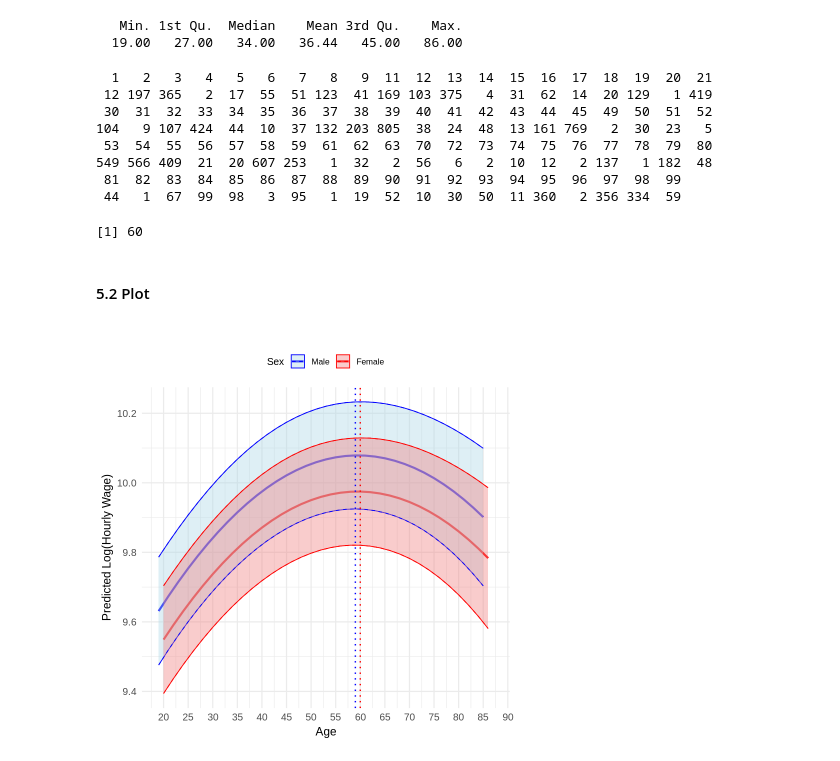
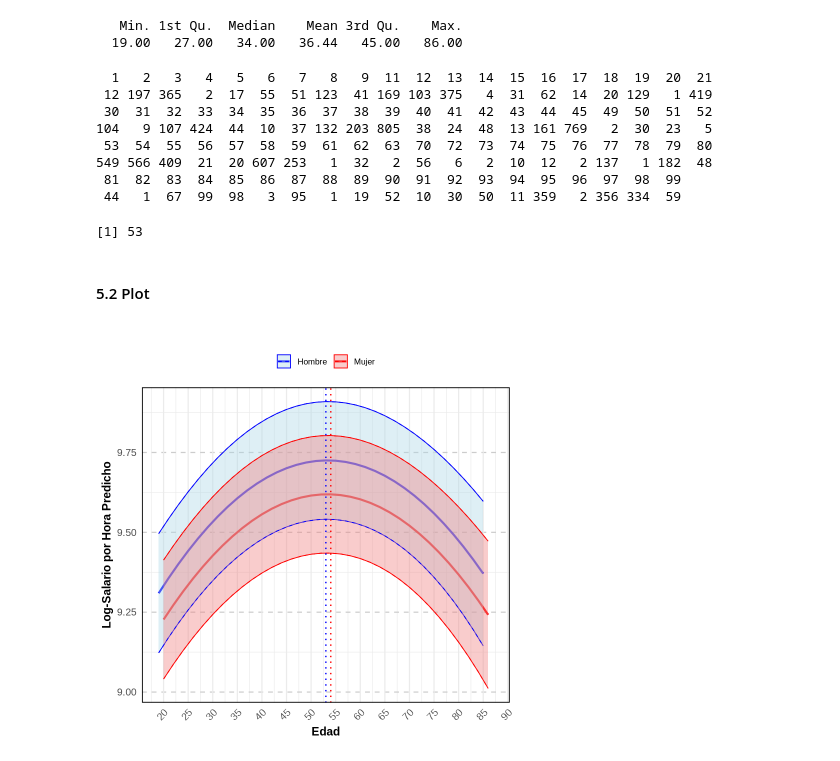
Before and after one commit to EAriasDeAbreu/BigDataML-Group2024, a Jupyter notebook: Problem_Set_1/scripts/Lucia/Pset_1_LM.ipynb, the cells around one changed output. Drawn from its saved outputs; the diff is of its cells as text; code cells hidden in the pictures.

```diff
--- a/Problem_Set_1/scripts/Lucia/Pset_1_LM.ipynb
+++ b/Problem_Set_1/scripts/Lucia/Pset_1_LM.ipynb
@@ -677,6 +677,14 @@ geih <- geih %>%
 
 #Currently sex = 1 if Male, we need to invert this variable
 geih$sex <- ifelse(geih$sex == 0, 1, 0)
+
+#Income in Millions
+geih$ingtotob <- geih$ingtotob / 1000000
+
+
+##Education
+geih <- geih %>%
+  filter(!(p6210s1 %in% c(99, 98)))
 # %%
 #Run the model
 model_gap <- lm(log_wage ~ sex, data = geih)
@@ -724,9 +732,13 @@ stargazer(model_gap, type = "latex",
 library(lfe)
 # define control variables
 geih$age_squared <- geih$age^2
-controls <- c("age", "p6210", "hoursWorkUsual", "sizeFirm", "cotPension", "age_squared")
+geih$sizeFirm <- as.character(geih$sizeFirm)
+geih$cotPension <- as.character(geih$cotPension)
 
-## --> "p6220" refers to education attainment
+
+controls <- c("age", "p6210s1", "hoursWorkUsual", "sizeFirm", "cotPension", "age_squared")
+
+## --> "p6220s1" refers to education attainment
 
 # i) FWL: Standard SE's
 formula_controls <- as.formula(paste(
@@ -884,7 +896,7 @@ table(geih$oficio)
  53  54  55  56  57  58  59  61  62  63  70  72  73  74  75  76  77  78  79  80
 549 566 409  21  20 607 253   1  32   2  56   6   2  10  12   2 137   1 182  48
  81  82  83  84  85  86  87  88  89  90  91  92  93  94  95  96  97  98  99
- 44   1  67  99  98   3  95   1  19  52  10  30  50  11 360   2 356 334  59
+ 44   1  67  99  98   3  95   1  19  52  10  30  50  11 359   2 356 334  59
 # %%
 # Load necessary libraries
 library(dplyr)
@@ -910,8 +922,8 @@ new_data <- data.frame(
   sex = c(0,1), # Assuming the mean value for sex
   p6210 = mean(geih$p6210, na.rm = TRUE), # Assuming the mean value for p6210
   hoursWorkUsual = mean(geih$hoursWorkUsual, na.rm = TRUE), # Assuming the mean value for hoursWorkUsual
-  sizeFirm = mean(geih$sizeFirm, na.rm = TRUE), # Assuming the mean value for sizeFirm
-  cotPension = mean(geih$cotPension, na.rm = TRUE), # Assuming the mean value for cotPension
+  sizeFirm = "1", # Assuming the mean value for sizeFirm
+  cotPension = "1", # Assuming the mean value for cotPension
   oficio = 9,
   relab = 2
 )
@@ -926,36 +938,41 @@ new_data <- bind_cols(new_data, as.data.frame(predictions))
 max_fit_sex_0 <- new_data$age[new_data$sex == 0][which.max(new_data$fit[new_data$sex == 0])]
 max_fit_sex_1 <- new_data$age[new_data$sex == 1][which.max(new_data$fit[new_data$sex == 0])]
 # %%
-print(max_fit_sex_1)
+print(max_fit_sex_0)
 # %% [output]
-[1] 60
+[1] 53
 # %% [markdown]
 #### 5.2 Plot
 # %%
 plot <- ggplot(new_data, aes(x = age, y = fit, color = factor(sex))) +
   geom_line(size = 1.2) + # Thicker lines for better visibility
   geom_ribbon(aes(ymin = lwr, ymax = upr, fill = factor(sex)), alpha = 0.4) + # Increased alpha for clearer confidence intervals
   geom_line(aes(y = lwr, color = factor(sex)), linetype = "dashed") + # Dashed line for lower confidence interval
   geom_line(aes(y = upr, color = factor(sex)), linetype = "dashed") + # Dashed line for upper confidence interval
   geom_vline(xintercept = max_fit_sex_0, linetype = "dotted", color = "blue", size = 0.8) + # Vertical line for max fit when sex = 0
   geom_vline(xintercept = max_fit_sex_1, linetype = "dotted", color = "red", size = 0.8) + # Vertical line for max fit when sex = 1
   scale_x_continuous(breaks = seq(20, 100, by = 5), limits = c(19, 87)) + # Set breaks and limits for x-axis
-  scale_color_manual(values = c("blue", "red"), labels = c("Male", "Female")) + # Custom colors and labels for sex
-  scale_fill_manual(values = c("lightblue", "lightcoral"), labels = c("Male", "Female")) + # Lighter fill colors for better contrast
-  labs(x = "Age", y = "Predicted Log(Hourly Wage)", color = "Sex", fill = "Sex") +
+  scale_color_manual(values = c("blue", "red"), labels = c("Hombre", "Mujer")) + # Custom colors and labels for sex
+  scale_fill_manual(values = c("lightblue", "lightcoral"), labels = c("Hombre", "Mujer")) + # Lighter fill colors for better contrast
+  labs(x = "Edad", y = "Log-Salario por Hora Predicho", color = "Sex", fill = "Sex") +
   theme_minimal(base_size = 15) + # Increase base font size for better readability
   theme(
     legend.position = "top", # Move legend to the top
     legend.title = element_text(size = 12), # Increase font size of legend title
     legend.text = element_text(size = 10), # Increase font size of legend text
     axis.title = element_text(size = 14), # Increase font size of axis titles
     axis.text = element_text(size = 12) # Increase font size of axis labels
   ) +
   ggtitle("") +
-  theme(plot.title = element_text(hjust = 0.5, size = 16)) # Center and increase font size of plot title
+  theme(legend.title = element_blank(),
+  panel.border = element_rect(color = "black", fill = NA, size = 1),
+  axis.text.x = element_text(angle = 45, hjust = 1),
+        axis.title = element_text(face = "bold", size = 14),
+        plot.title = element_text(face = "bold", size = 16),
+        panel.grid.major.y = element_line(color = "grey80", linetype = "dashed")) # Center and increase font size of plot title
 
 plot
 # %% [output]
-[figure, old version]
+[figure, new version]
 # %%
 ggsave("/content/Punto_4_2.pdf", plot = plot, width = 10, height = 7, units = "in")
```
Also changed, not shown: parts of 5 cells of this notebook.
